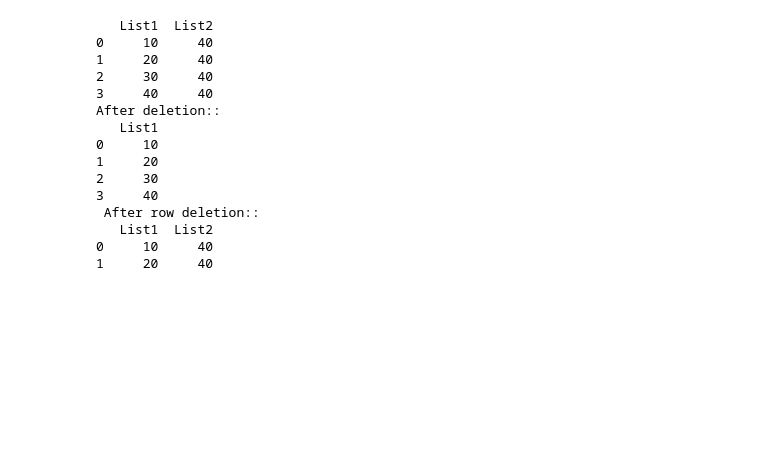
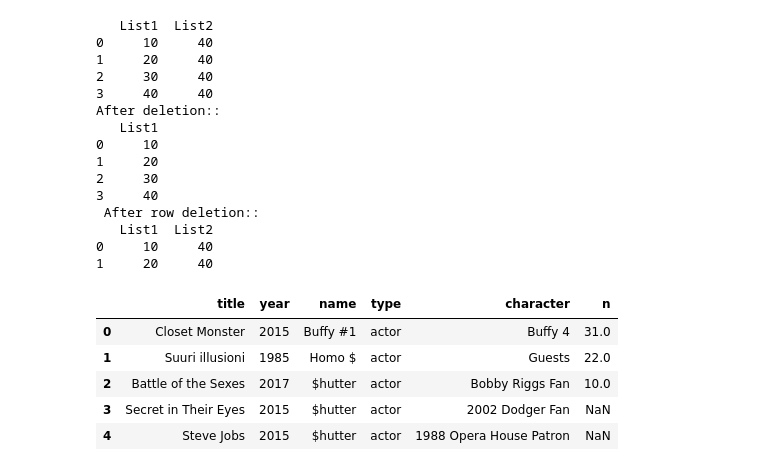
Before and after one commit to Agnes-Maiza/KCAGdsc, a Jupyter notebook: pandas.ipynb, the cells around one changed output. Saved outputs shown, nothing was run; the diff lists cells and outputs as text; code cells hidden in the pictures; blank space fills up the shorter version.

```diff
--- a/pandas.ipynb
+++ b/pandas.ipynb
@@ -431,7 +431,14 @@ After deletion::
 # %%
 #Day 10
 #Reading files
-casts = pd.read_csv('C:/Users/user/Desktop/Numpy/pythondsp-pandasguide-b936c3b43406/data/cast.csv', index_col=None)
+casts = pd.read_csv(r'C:/Users/user/Desktop/Numpy/pythondsp-pandasguide-b936c3b43406/data/cast.csv', index_col=None)
 casts.head()
 #nb fix the csv error
+# %% [output]
+|  | title | year | name | type | character | n |
+| 0 | Closet Monster | 2015 | Buffy #1 | actor | Buffy 4 | 31.0 |
+| 1 | Suuri illusioni | 1985 | Homo $ | actor | Guests | 22.0 |
+| 2 | Battle of the Sexes | 2017 | $hutter | actor | Bobby Riggs Fan | 10.0 |
+| 3 | Secret in Their Eyes | 2015 | $hutter | actor | 2002 Dodger Fan | NaN |
+| 4 | Steve Jobs | 2015 | $hutter | actor | 1988 Opera House Patron | NaN |
 # %%
```
Also changed, not shown: parts of 20 cells of this notebook, 1 other file.
